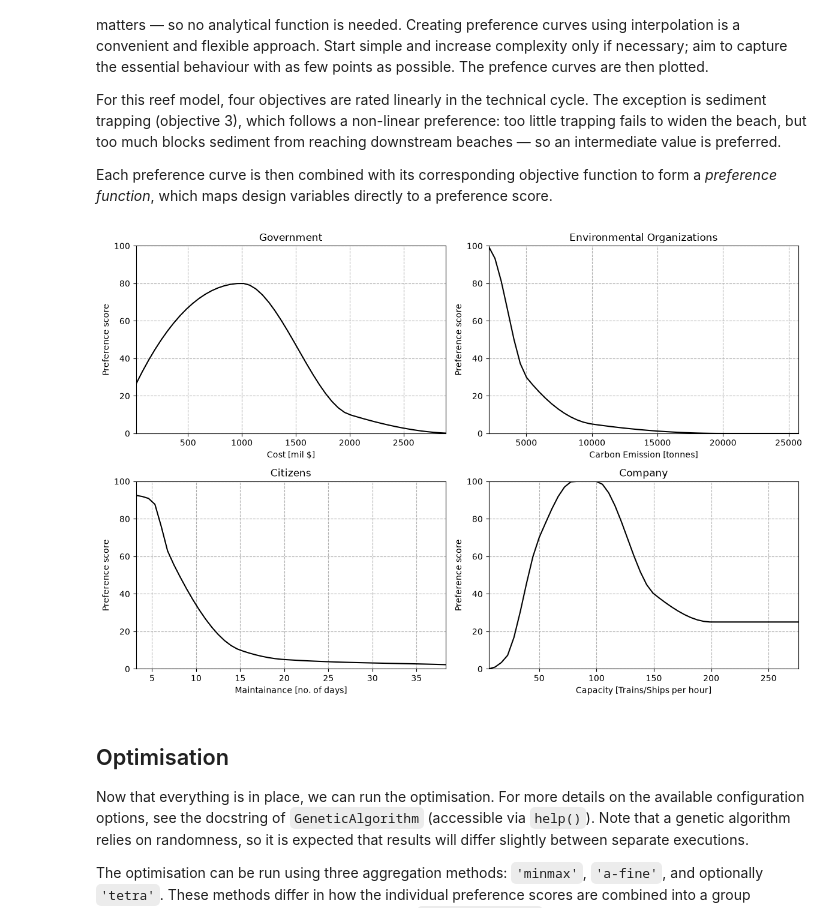
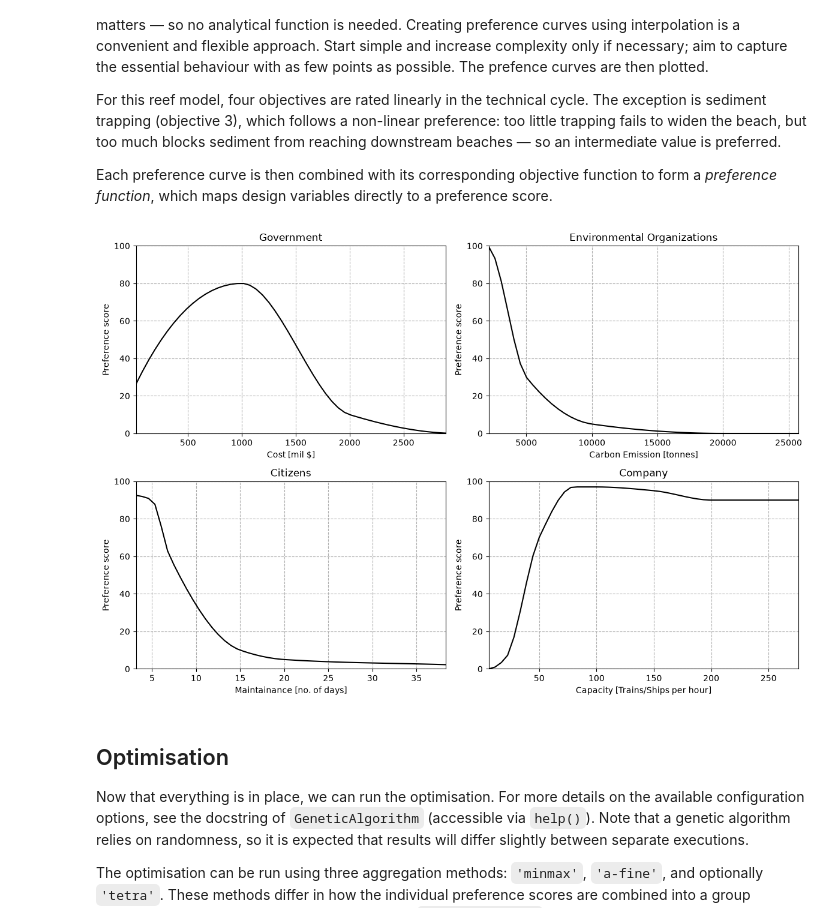
Before and after one commit to Thijmen22/Structural-group-5, a Jupyter notebook: Performace.ipynb, the cells around one changed output. Cells and saved outputs as stored; diff of their text form; code cells hidden in the pictures.

```diff
--- a/Performace.ipynb
+++ b/Performace.ipynb
@@ -267,7 +267,7 @@ Each preference curve is then combined with its corresponding objective function
 prefs_before = [[[50 , 1000, 2000, 3000, 3200 ],             [30, 80,10, 0, 0]],          # preference cost
                 [[0,  2000, 5000, 10000, 20000, 21000],                      [100, 100, 30, 5, 0, 0]],          # carbon emission
                 [[0, 1, 5, 7, 15, 20, 40, 50, 80],    [100, 95, 90 , 60, 10, 5, 2, 0, 0]],   # days of maintennce
-                [[6, 20, 50, 80,90, 100, 150, 200, 250, 280],                      [0, 5, 70,100, 100, 100,  40, 25, 25, 25]]]
+                [[6, 20, 50, 80,90, 100, 150, 200, 250, 280],                      [0, 5, 70,97, 97, 97,  95, 90, 90, 90]]]
     # preference capacity
 
 
@@ -322,34 +322,34 @@ def pref_func_2(x1, x2, x3, x4, x5):
 def pref_func_3(x1, x2, x3, x4, x5):
     sed = objective_function_3(x1, x2, x3, x4, x5)
     return pchip_interpolate(prefs[2][0], prefs[2][1], sed)
 
 def pref_func_4(x1, x2, x3, x4, x5):
     safe = objective_function_4(x1, x2, x3, x4, x5)
     return pchip_interpolate(prefs[3][0], prefs[3][1], safe)
 
 
 pref_funcs = [pref_func_1, pref_func_2, pref_func_3, pref_func_4]
 
 
 def objective(variables):
     """
     Objective function fed to GA. Unpacks 5 variables.
     """
     x1 = variables[:, 0]
     x2 = variables[:, 1]
     x3 = variables[:, 2]
     x4 = variables[:, 3]
     x5 = variables[:, 4]  # Fixed: extracted x5 from population array
 
     # calculate the preference scores
     p_1 = pref_func_1(x1, x2, x3, x4, x5)
     p_2 = pref_func_2(x1, x2, x3, x4, x5)
     p_3 = pref_func_3(x1, x2, x3, x4, x5)
     p_4 = pref_func_4(x1, x2, x3, x4, x5)
 
     return weights, [p_1, p_2, p_3, p_4]
 # %% [output]
-[figure, old version]
+[figure, new version]
 # %% [markdown]
 ## Optimisation
 
```
Also changed, not shown: parts of 1 cell of this notebook, 2 other files.
